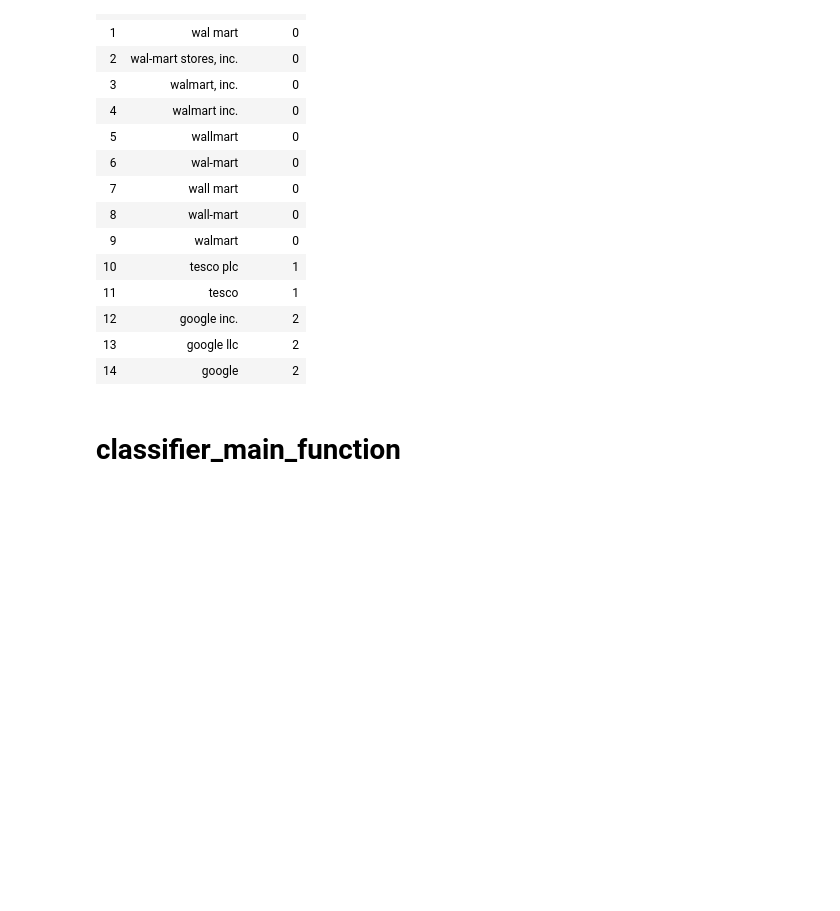
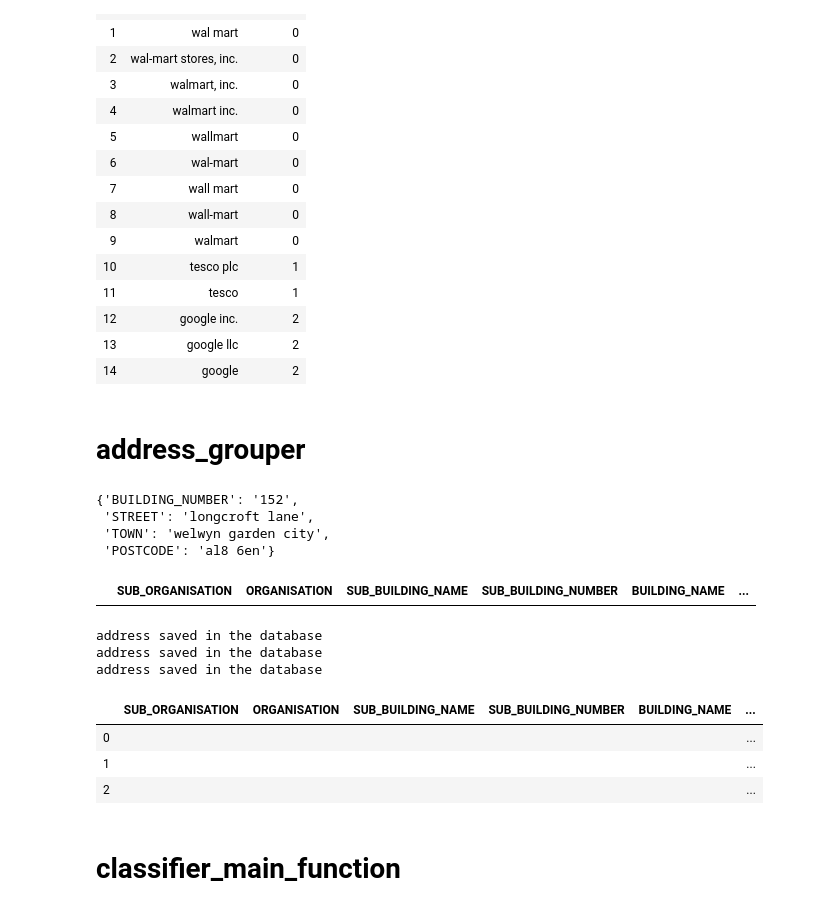
Before and after one commit to priyank9320/nerd_project, a Jupyter notebook: entity_classifier/entity_classifier_lstm.ipynb, the cells around one changed output. Drawn from its saved outputs; the diff is of its cells as text; code cells hidden in the pictures; blank space fills up the shorter version.

Commit message:
address grouping functionality added

```diff
--- a/entity_classifier/entity_classifier_lstm.ipynb
+++ b/entity_classifier/entity_classifier_lstm.ipynb
@@ -563,3 +504,5 @@ def company_grouper(input_company):
         add_company_aliases_to_table(input_company=input_company,group_id=last+1)
 
     return
+# %% [markdown]
+# address_grouper
@@ -565,0 +581,30 @@ def company_grouper(input_company):
+# %%
+address=AddressParser()
+address.get_parsed_address(address_text='152, longcroft lane, welwyn garden city, al8 6en')
+# %% [output]
+{'BUILDING_NUMBER': '152',
+ 'STREET': 'longcroft lane',
+ 'TOWN': 'welwyn garden city',
+ 'POSTCODE': 'al8 6en'}
+# %%
+# table containing initial values for the addresses
+columns={
+        'SUB_ORGANISATION': '',
+        'ORGANISATION': '',
+        'SUB_BUILDING_NAME': '',
+        'SUB_BUILDING_NUMBER': '',
+        'BUILDING_NAME': '',
+        'BUILDING_NUMBER': '',
+        'PO_BOX_NUMBER': '',
+        'SUB_STREET': '',
+        'STREET': '',
+        'SUB_LOCALITY': '',
+        'LOCALITY': '',
+        'TOWN': '',
+        'POSTCODE': ''}
+address_entity_table = pd.DataFrame(columns,index=[])
+address_entity_table['group_id']=0
+# %%
+address_entity_table
+# %% [output]
+|  | SUB_ORGANISATION | ORGANISATION | SUB_BUILDING_NAME | SUB_BUILDING_NUMBER | BUILDING_NAME | ... |
@@ -565,0 +622,16 @@ def company_grouper(input_company):
+# %%
+add_address_to_table(address_text='395 king street, aberdeen, ab24 5rp',group_id=0)
+add_address_to_table(address_text='152, longcroft lane, welwyen garden city, al8 6en',group_id=1)
+add_address_to_table(address_text='30 gresham street, london, england, ec2v 7qp',group_id=2)
+# %% [output]
+address saved in the database
+address saved in the database
+address saved in the database
+# %%
+# initial values
+address_entity_table
+# %% [output]
+|  | SUB_ORGANISATION | ORGANISATION | SUB_BUILDING_NAME | SUB_BUILDING_NUMBER | BUILDING_NAME | ... |
+| 0 |  |  |  |  |  | ... |
+| 1 |  |  |  |  |  | ... |
+| 2 |  |  |  |  |  | ... |
```
Also changed, not shown: parts of 20 cells of this notebook, 1 other file.
